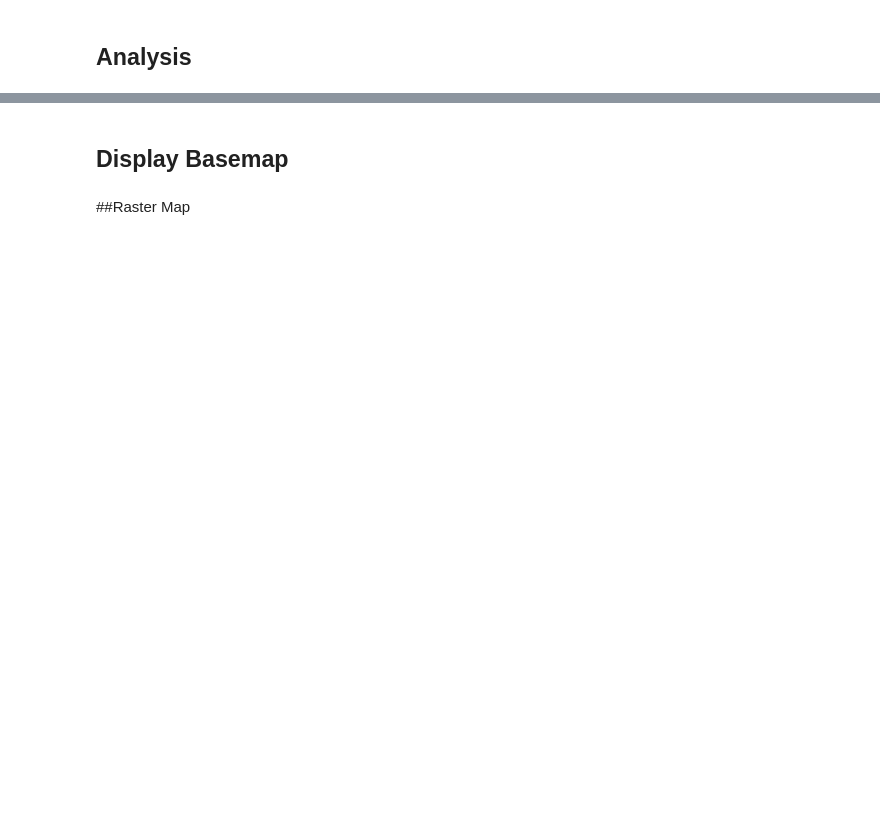
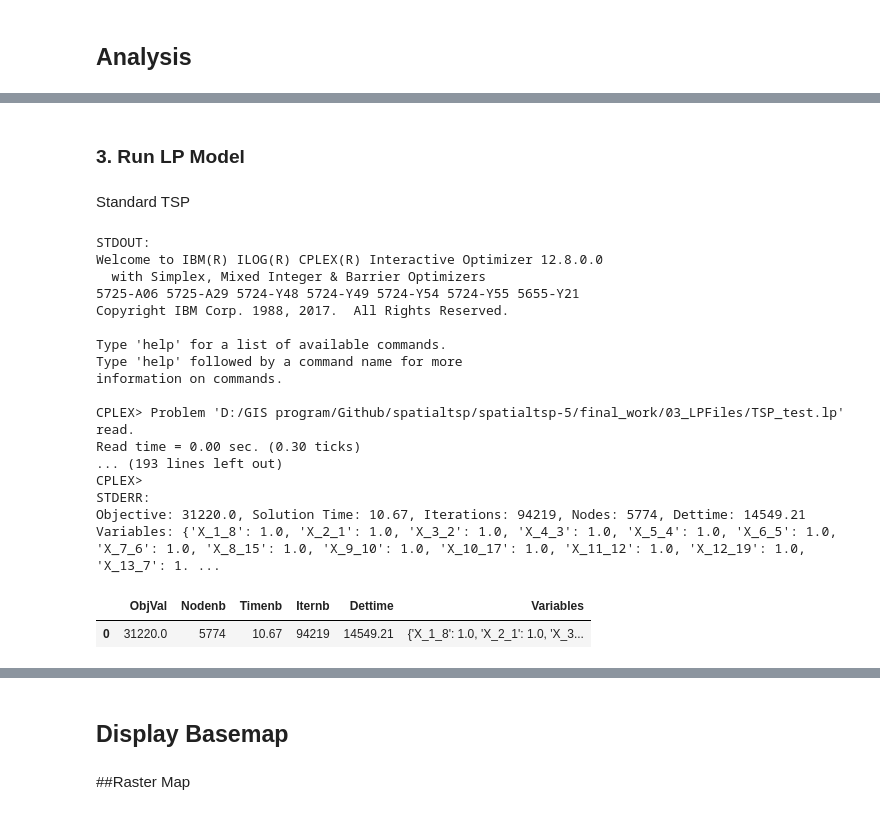
Before and after one commit to whkim15/spatialtsp, a Jupyter notebook: docs/examples/spatialtsp.ipynb, the cells around one changed output, grey strips where cells are left out. Cells and saved outputs as stored; diff of their text form; code cells hidden in the pictures; blank space fills up the shorter version.

```diff
--- a/docs/examples/spatialtsp.ipynb
+++ b/docs/examples/spatialtsp.ipynb
@@ -95,0 +139,2 @@ writeLpFile_func(0, standard_matrix, i, path, num_points)
+# %% [markdown]
+### 3. Run LP Model
@@ -95,0 +145,76 @@ writeLpFile_func(0, standard_matrix, i, path, num_points)
+# %% [markdown]
+Standard TSP
+# %%
+# Define the path to the LP file
+lp_file_path = f'"{path}/final_work/03_LPFiles/TSP_test.lp"'
+
+# Initialize lists to store results
+objval_ls = []
+nodenb_ls = []
+timenb_ls = []
+iternb_ls = []
+dettime_ls = []
+
+# Run CPLEX
+command = [
+    'D:/GIS program/cplex_2018-20230804T132516Z-003/cplex/bin/x64_win64/cplex.exe', '-c',
+    f'read {lp_file_path}',
+    'set threads 2',
+    'set timelimit 3600',
+    'opt',
+    'display solution variables -'
+]
+try:
+    r = subprocess.run(command, capture_output=True, text=True, check=True)
+    print("STDOUT:", r.stdout)
+    print("STDERR:", r.stderr)
+except subprocess.CalledProcessError as e:
+    print("Error:", e)
+    print("STDERR:", e.stderr)
+
+# Get the attributes by running CPLEX
+result = r.stdout
+timenb, iternb, nodenb, objval, dettime, variables = get_attributes_cplex(result)
+print(f"Objective: {objval}, Solution Time: {timenb}, Iterations: {iternb}, Nodes: {nodenb}, Dettime: {dettime}")
+print("Variables:", variables)
+
+# Append the results to the lists
+objval_ls.append(objval)
+timenb_ls.append(timenb)
+iternb_ls.append(iternb)
+nodenb_ls.append(nodenb)
+dettime_ls.append(dettime)
+
+loc_dict = {
+    'ObjVal': objval_ls,
+    'Nodenb': nodenb_ls,
+    'Timenb': timenb_ls,
+    'Iternb': iternb_ls,
+    'Dettime': dettime_ls,
+    'Variables': [variables]
+     #'Geogetry' : geometry_ls
+
+}
+df_1 = pd.DataFrame(loc_dict)
+
+df_1
+# %% [output]
+STDOUT:
+Welcome to IBM(R) ILOG(R) CPLEX(R) Interactive Optimizer 12.8.0.0
+  with Simplex, Mixed Integer & Barrier Optimizers
+5725-A06 5725-A29 5724-Y48 5724-Y49 5724-Y54 5724-Y55 5655-Y21
+Copyright IBM Corp. 1988, 2017.  All Rights Reserved.
+
+Type 'help' for a list of available commands.
+Type 'help' followed by a command name for more
+information on commands.
+
+CPLEX> Problem 'D:/GIS program/Github/spatialtsp/spatialtsp-5/final_work/03_LPFiles/TSP_test.lp' read.
+Read time = 0.00 sec. (0.30 ticks)
+... (193 lines left out)
+CPLEX>
+STDERR:
+Objective: 31220.0, Solution Time: 10.67, Iterations: 94219, Nodes: 5774, Dettime: 14549.21
+Variables: {'X_1_8': 1.0, 'X_2_1': 1.0, 'X_3_2': 1.0, 'X_4_3': 1.0, 'X_5_4': 1.0, 'X_6_5': 1.0, 'X_7_6': 1.0, 'X_8_15': 1.0, 'X_9_10': 1.0, 'X_10_17': 1.0, 'X_11_12': 1.0, 'X_12_19': 1.0, 'X_13_7': 1. ...
+|  | ObjVal | Nodenb | Timenb | Iternb | Dettime | Variables |
+| 0 | 31220.0 | 5774 | 10.67 | 94219 | 14549.21 | {'X_1_8': 1.0, 'X_2_1': 1.0, 'X_3... |
```
Also changed, not shown: parts of 44 cells of this notebook, 12 other files.
